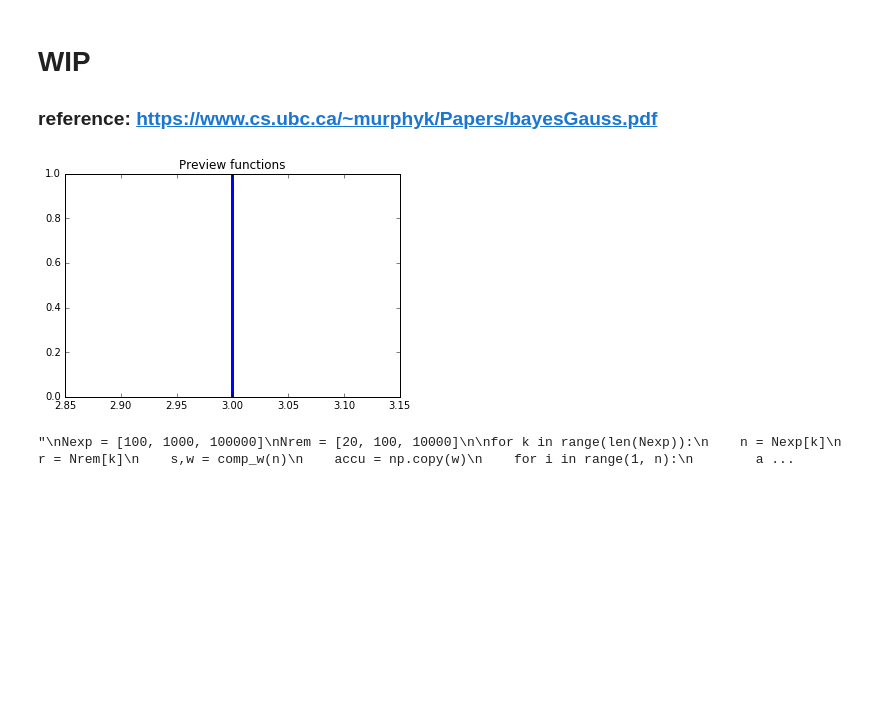
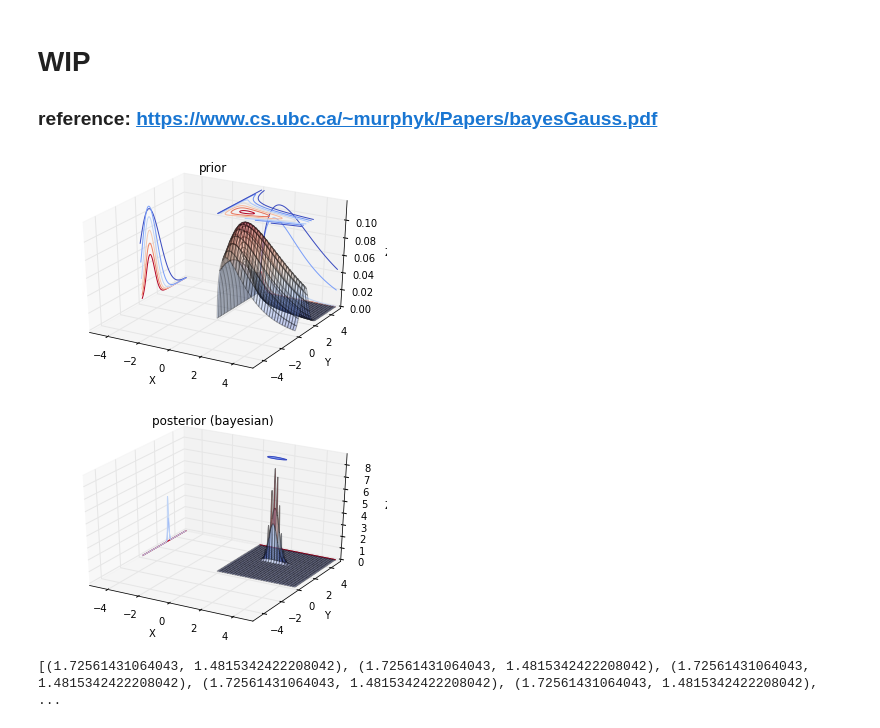
Before and after one commit to pin3da/estimation-theory, a Jupyter notebook: class/SIR - bayesian application - unknown (mean and var).ipynb, the cells around one changed output. Drawn from its saved outputs; the diff is of its cells as text; code cells hidden in the pictures; blank space fills up the shorter version.

```diff
--- a/class/SIR - bayesian application - unknown (mean and var).ipynb
+++ b/class/SIR - bayesian application - unknown (mean and var).ipynb
@@ -57,6 +92,8 @@ def norm_gamma(x, la, mu0, k0, a0, b0):
 def q(x, la):
     return norm_gamma(x, la, mu0, k0, a0, b0)
 
+q_vec = np.vectorize(q)
+
 def draw_q(n):
     lambdas = rd.gamma(a0, b0, n)
     mus = []
@@ -64,61 +101,66 @@ def draw_q(n):
         mus.append(rd.normal(mu0, 1.0 / (k0 * l)))
     return mus, lambdas
 
+def likelihood(mu, la):
+    n = len(y)
+    a = 1.0 / ((2.0 * np.pi) ** (n / 2.0))
+    a = a * (la ** (n / 2.0))
+    return a * np.exp((- la / 2.0) * np.sum((y - mu) ** 2))
 
-def pt(z):
-    pass
+like_vec = np.vectorize(likelihood)
+
+def pt(mus, las):
+    return like_vec(mus, las) * q_vec(mus, las)
 
 def pz(x, la):
     return norm_gamma(x, la, mun, kn, an, bn)
 
 def comp_w(n):
-    s = draw_q(n)
-    w = pt(s) / q(s)
+    mus, las = draw_q(n)
+    w = pt(mus, las) / q_vec(mus, las)
     den = np.sum(w)
     w = w / den
     assert (abs(np.sum(w) - 1) < 1e-10)
-    return s, w
+    return mus, las, w
 
+plot_3d(q, 'prior')
+plot_3d(pz, 'posterior (bayesian)')
 
-
-def preview_functions():
-    plt.axvline(x=mu, color='b', linewidth=3)
-    # plt.legend(bbox_to_anchor=(1.05, 1), loc=2, borderaxespad=0.)
-    plt.title('Preview functions')
-    plt.show()
-
-preview_functions()
-
-'''
-Nexp = [100, 1000, 100000]
-Nrem = [20, 100, 10000]
+Nexp = [10]
+Nrem = [20]
 
 for k in range(len(Nexp)):
     n = Nexp[k]
     r = Nrem[k]
-    s,w = comp_w(n)
+    mus, las, w = comp_w(n)
     accu = np.copy(w)
+
     for i in range(1, n):
         accu[i] += accu[i - 1]
 
     samples = []
     for i in range(r):
         index = np.searchsorted(accu, rd.uniform())
-        samples.append(s[index])
+        samples.append((mus[index], las[index]))
 
+    print (samples)
+
+
+    '''
     kernel = stats.gaussian_kde(samples)
     # plt.plot(s, w, '.')
     x = np.linspace(0, 3.5, 200)
     plt.plot(x, kernel(x), label='SIR', lw=2)
     plt.plot(x, q(x), label='prior', lw=2)
     plt.plot(x, pz(x), label='funcion real (posterior)', lw=2)
     plt.legend(bbox_to_anchor=(1.05, 1), loc=2, borderaxespad=0.)
     plt.title('Using %d samples, re-sample %d' % (n, r))
     plt.show()
-'''
+    '''
 # %% [output]
-[figure, old version]
+[figure, new version]
+[figure, added]
-"\nNexp = [100, 1000, 100000]\nNrem = [20, 100, 10000]\n\nfor k in range(len(Nexp)):\n    n = Nexp[k]\n    r = Nrem[k]\n    s,w = comp_w(n)\n    accu = np.copy(w)\n    for i in range(1, n):\n        a ...
+[(1.72561431064043, 1.4815342422208042), (1.72561431064043, 1.4815342422208042), (1.72561431064043, 1.4815342422208042), (1.72561431064043, 1.4815342422208042), (1.72561431064043, 1.4815342422208042), ...
 # %%
 from mpl_toolkits.mplot3d import axes3d
 import matplotlib.pyplot as plt
```
Also changed, not shown: parts of 4 cells of this notebook, 2 other files.
